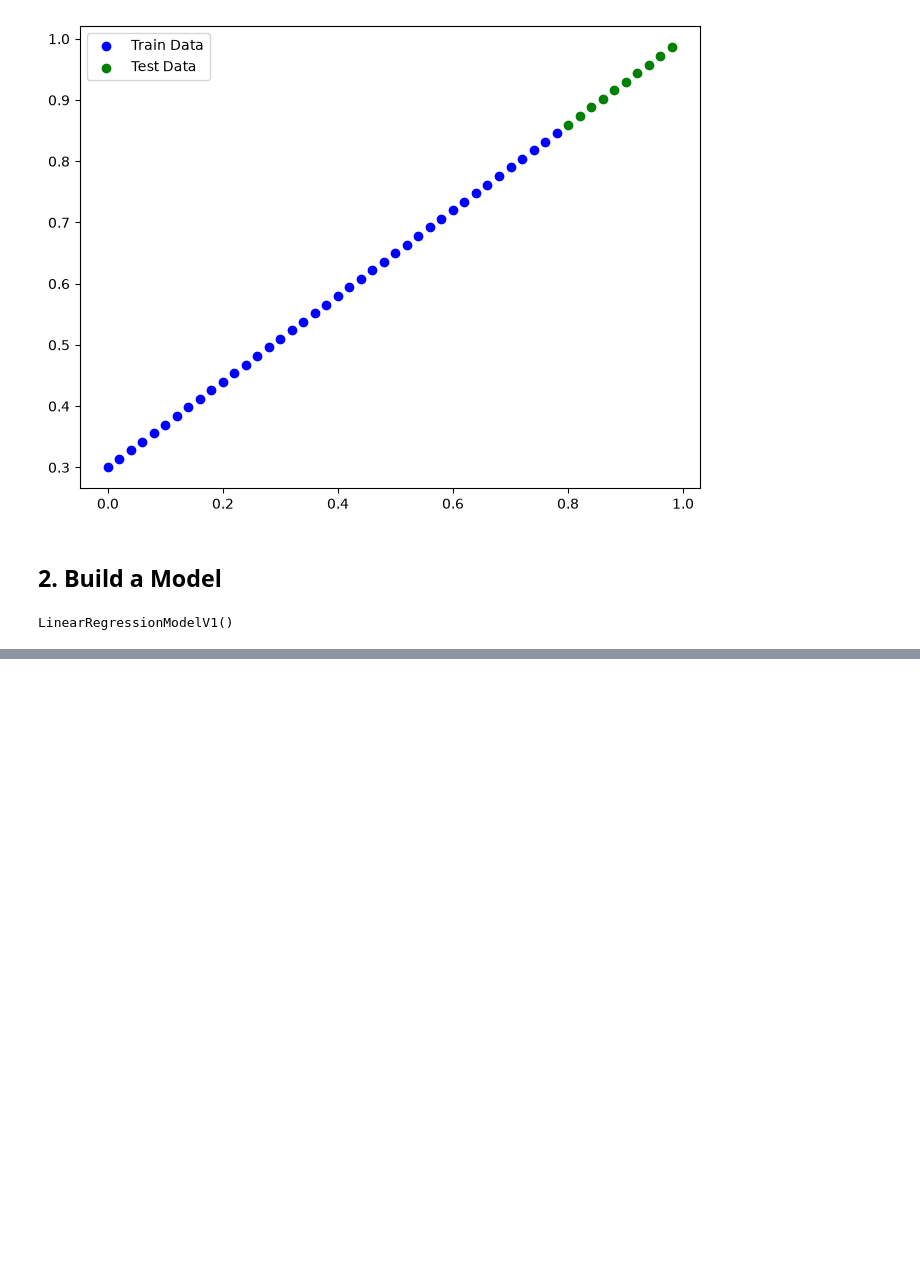
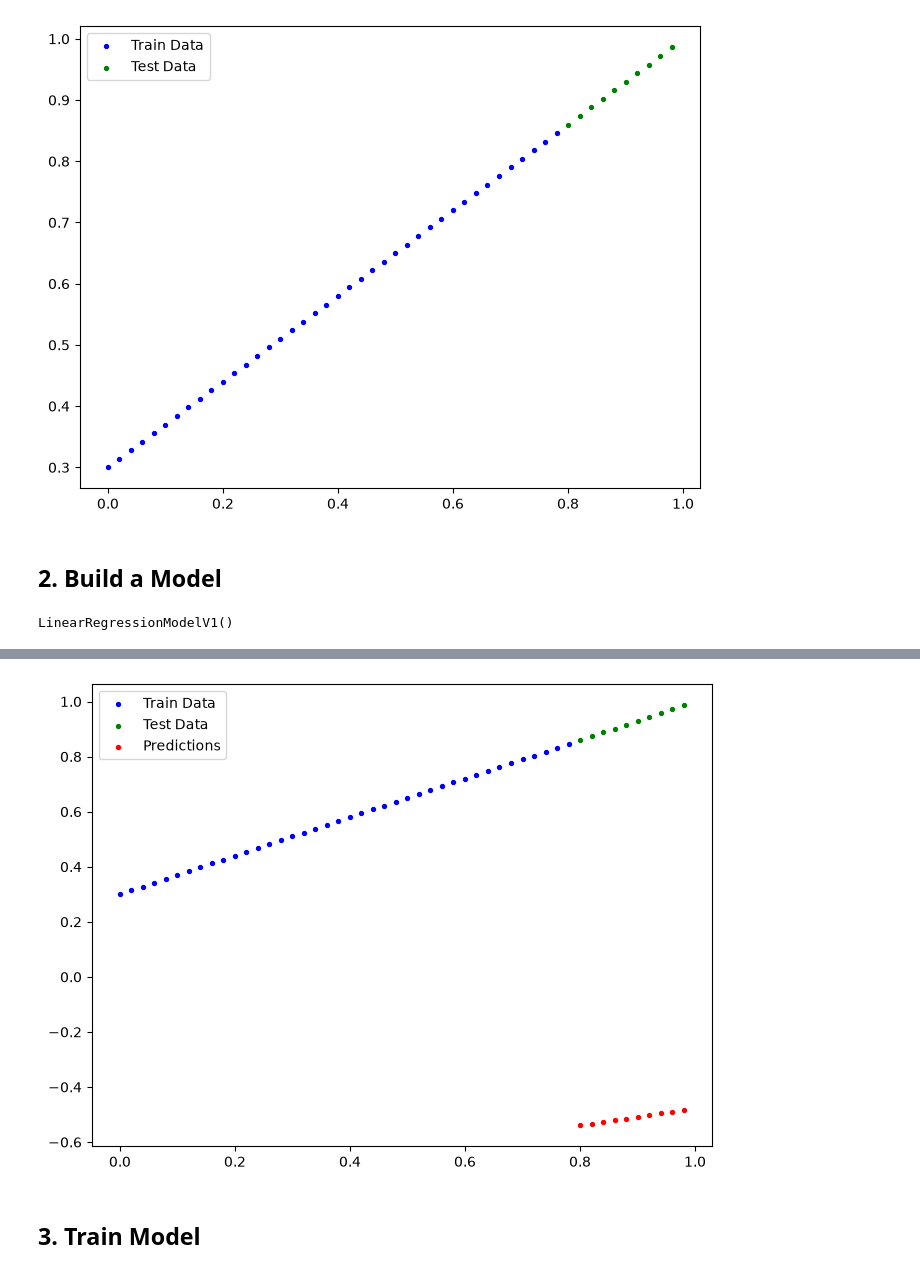
Before and after one commit to vijayaideveloper/Learning_AiEngineer, a Jupyter notebook: month4/1_PyTorch_WorkFlow.ipynb, the cells around one changed output, grey strips where cells are left out. Drawn from its saved outputs; the diff is of its cells as text; code cells hidden in the pictures; blank space fills up the shorter version.

```diff
--- a/month4/1_PyTorch_WorkFlow.ipynb
+++ b/month4/1_PyTorch_WorkFlow.ipynb
@@ -103,10 +103,10 @@ def plot_prediction(train_data=X_train,
                     pred_data=None):
 
     plt.figure(figsize=(8, 6))
-    plt.scatter(train_data, train_labels, c='b', label='Train Data')
-    plt.scatter(test_data, test_labels, c='g', label='Test Data')
+    plt.scatter(train_data, train_labels, c='b',s=8, label='Train Data')
+    plt.scatter(test_data, test_labels, c='g',s=8, label='Test Data')
     if pred_data is not None:
-        plt.scatter(test_data, pred_data, c='r', label='Predictions')
+        plt.scatter(test_data, pred_data, c='r',s=8, label='Predictions')
     plt.legend(prop={"size":10})
     plt.show();
 # %%
@@ -136,0 +161,5 @@ LinearRegressionModelV1()
+# %%
+with torch.inference_mode():
+    y_preds = model1(X_test)
+
+y_preds
@@ -136,0 +177,6 @@ LinearRegressionModelV1()
+# %%
+plot_prediction(pred_data=y_preds);
+# %% [output]
+[figure, added]
+# %% [markdown]
+## 3. Train Model
```
Also changed, not shown: parts of 15 cells of this notebook, 1 other file.
